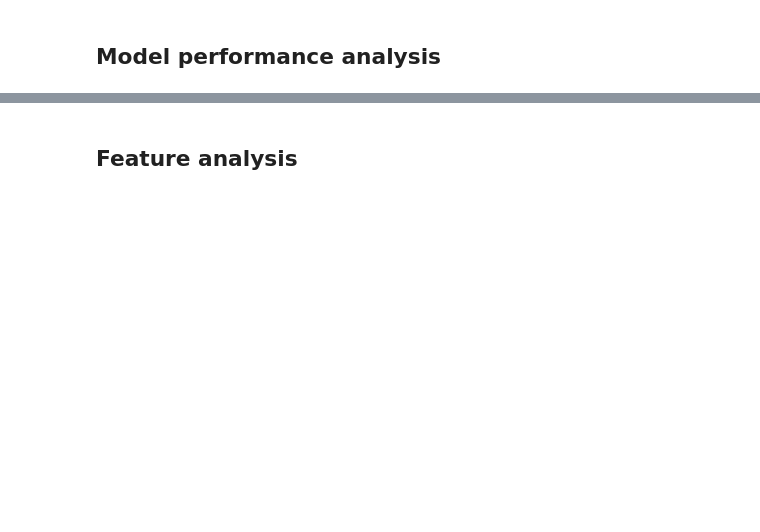
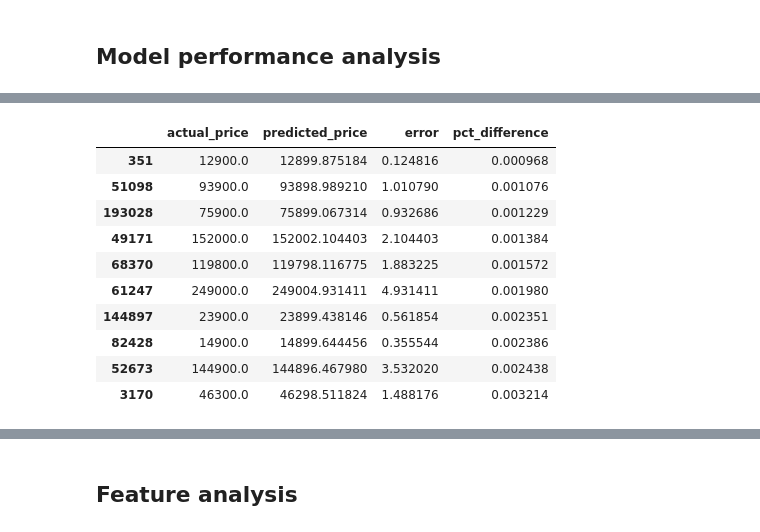
Before and after one commit to wozniakmikolaj/otodom-data-analysis, a Jupyter notebook: OLX Assignment.ipynb, the cells around one changed output, grey strips where cells are left out. Saved outputs shown, nothing was run; the diff lists cells and outputs as text; code cells hidden in the pictures; blank space fills up the shorter version.

```diff
--- a/OLX Assignment.ipynb
+++ b/OLX Assignment.ipynb
@@ -667,9 +784,8 @@ feat_importance.sort_values(by='feature_importance', ascending=False).head(15)
 # %% [markdown]
 Now that we have our features, let's randomly shuffle the data and split it into train and test sets, separating our target variable (train_test_split already shuffles data for us).
 # %%
-x_train, x_test, y_train, y_test = train_test_split(selected_data.drop(columns='group', inplace=False),
-                                                    selected_data['group'], test_size=0.2,
-                                                    random_state=RAND_SEED,
-                                                    stratify=selected_data['group'])
+x_train, x_test, y_train, y_test = train_test_split(selected_data.drop(columns='target_price', inplace=False),
+                                                    selected_data['target_price'], test_size=0.2,
+                                                    random_state=RAND_SEED)
 # %%
 x_train.shape, x_test.shape, y_train.shape, y_test.shape
@@ -677,0 +802,15 @@ x_train.shape, x_test.shape, y_train.shape, y_test.shape
+# %%
+ridge_model = Ridge(alpha=0.5)
+lasso_model = Lasso(alpha=0.2)
+elastic_net_model = ElasticNet(alpha=0.125, l1_ratio=0.375)
+
+lgbm_model = LGBMRegressor(n_jobs=-1)
+larger_lgbm_model = LGBMRegressor(objective='regression', learning_rate=0.1, max_depth=40,
+                                  num_leaves=200, n_estimators=400, silent=False)
+# %%
+ridge_model.fit(x_train, y_train)
+lasso_model.fit(x_train, y_train)
+elastic_net_model.fit(x_train, y_train)
+
+lgbm_model.fit(x_train, y_train)
+larger_lgbm_model.fit(x_train, y_train)
@@ -679,0 +882,5 @@ x_train.shape, x_test.shape, y_train.shape, y_test.shape
+# %%
+y_pred = larger_lgbm_model.predict(x_test)
+helper_dict = {'actual_price': y_test, 'predicted_price': y_pred, 'error':abs(y_test-y_pred),
+               'pct_difference': ((abs(y_test-y_pred) / y_test)*100)}
+summary_df = pd.DataFrame(data=helper_dict)
@@ -679,0 +912,14 @@ x_train.shape, x_test.shape, y_train.shape, y_test.shape
+# %%
+summary_df.sort_values(by=['pct_difference']).head(10)
+# %% [output]
+|  | actual_price | predicted_price | error | pct_difference |
+| 351 | 12900.0 | 12899.875184 | 0.124816 | 0.000968 |
+| 51098 | 93900.0 | 93898.989210 | 1.010790 | 0.001076 |
+| 193028 | 75900.0 | 75899.067314 | 0.932686 | 0.001229 |
+| 49171 | 152000.0 | 152002.104403 | 2.104403 | 0.001384 |
+| 68370 | 119800.0 | 119798.116775 | 1.883225 | 0.001572 |
+| 61247 | 249000.0 | 249004.931411 | 4.931411 | 0.001980 |
+| 144897 | 23900.0 | 23899.438146 | 0.561854 | 0.002351 |
+| 82428 | 14900.0 | 14899.644456 | 0.355544 | 0.002386 |
+| 52673 | 144900.0 | 144896.467980 | 3.532020 | 0.002438 |
+| 3170 | 46300.0 | 46298.511824 | 1.488176 | 0.003214 |
```
Also changed, not shown: parts of 71 cells of this notebook.
